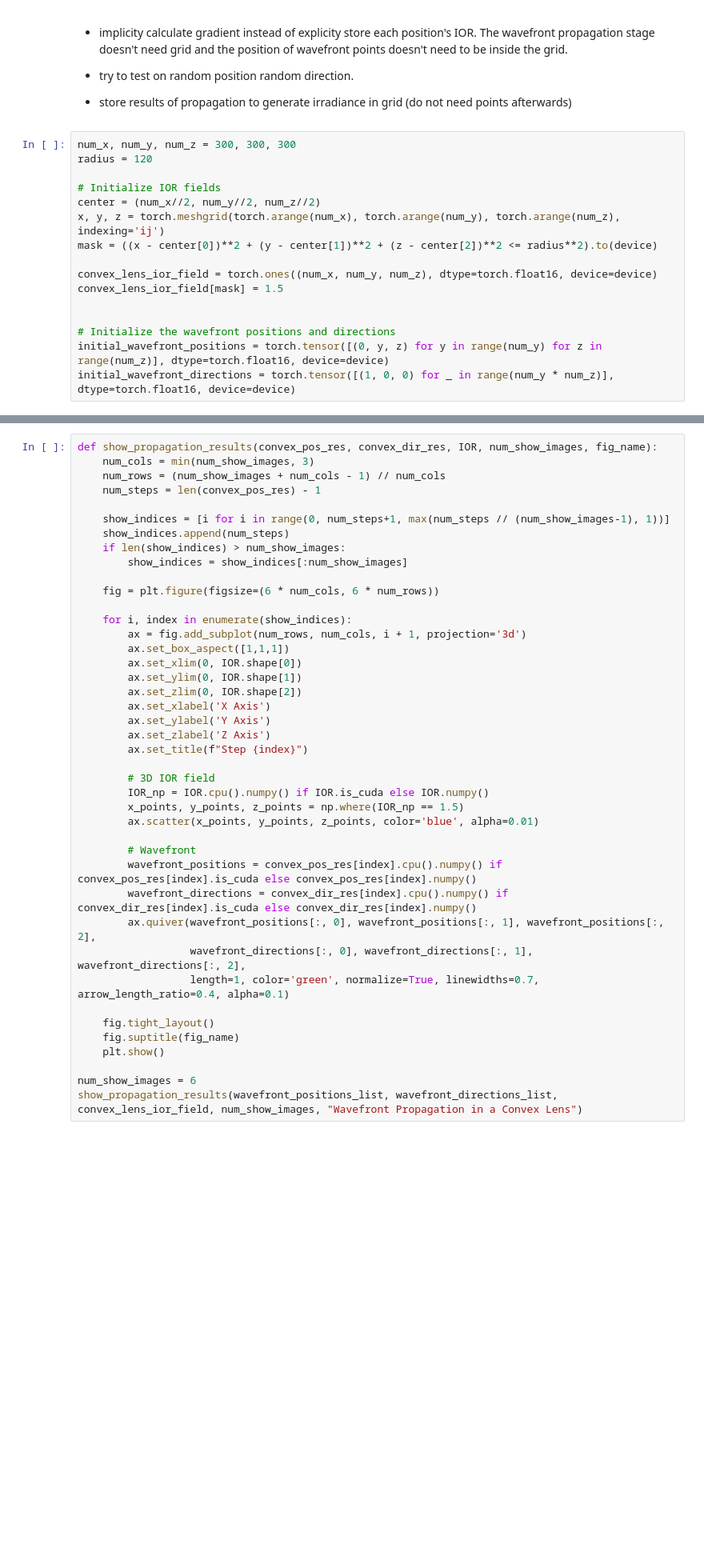
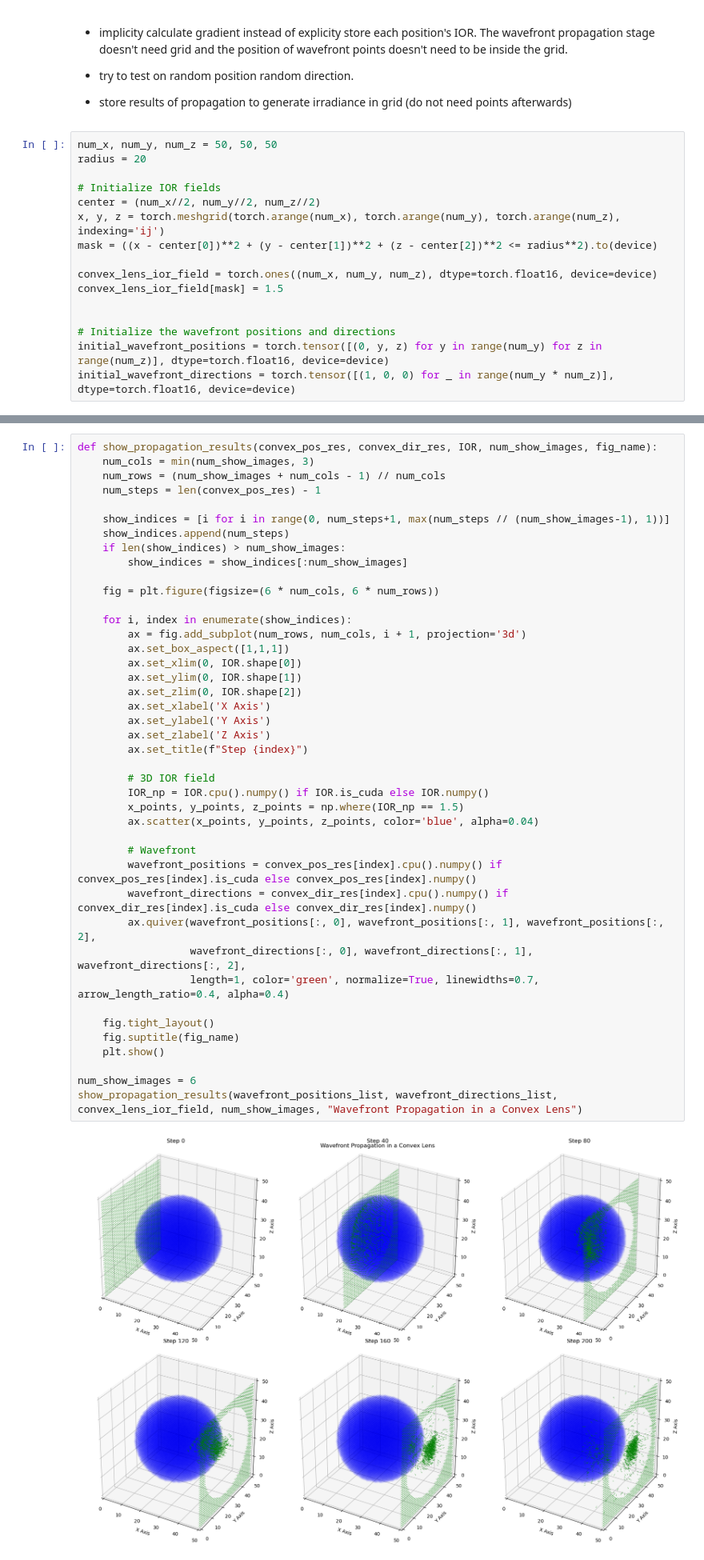
Before and after one commit to swirling-wind/demo-3D-eikonal, a Jupyter notebook: torch_demo.ipynb, the cells around one changed output, grey strips where cells are left out. Shown at 80% size. Saved outputs shown, nothing was run; the diff lists cells and outputs as text; blank space fills up the shorter version.

```diff
--- a/torch_demo.ipynb
+++ b/torch_demo.ipynb
@@ -35,8 +37,8 @@ plt.show()
 
 - store results of propagation to generate irradiance in grid (do not need points afterwards)
 # %%
-num_x, num_y, num_z = 300, 300, 300
-radius = 120
+num_x, num_y, num_z = 50, 50, 50
+radius = 20
 
 # Initialize IOR fields
 center = (num_x//2, num_y//2, num_z//2)
@@ -161,32 +165,34 @@ def show_propagation_results(convex_pos_res, convex_dir_res, IOR, num_show_image
 
     fig = plt.figure(figsize=(6 * num_cols, 6 * num_rows))
 
     for i, index in enumerate(show_indices):
         ax = fig.add_subplot(num_rows, num_cols, i + 1, projection='3d')
         ax.set_box_aspect([1,1,1])
         ax.set_xlim(0, IOR.shape[0])
         ax.set_ylim(0, IOR.shape[1])
         ax.set_zlim(0, IOR.shape[2])
         ax.set_xlabel('X Axis')
         ax.set_ylabel('Y Axis')
         ax.set_zlabel('Z Axis')
         ax.set_title(f"Step {index}")
 
         # 3D IOR field
         IOR_np = IOR.cpu().numpy() if IOR.is_cuda else IOR.numpy()
         x_points, y_points, z_points = np.where(IOR_np == 1.5)
-        ax.scatter(x_points, y_points, z_points, color='blue', alpha=0.01)
+        ax.scatter(x_points, y_points, z_points, color='blue', alpha=0.04)
 
         # Wavefront
         wavefront_positions = convex_pos_res[index].cpu().numpy() if convex_pos_res[index].is_cuda else convex_pos_res[index].numpy()
         wavefront_directions = convex_dir_res[index].cpu().numpy() if convex_dir_res[index].is_cuda else convex_dir_res[index].numpy()
         ax.quiver(wavefront_positions[:, 0], wavefront_positions[:, 1], wavefront_positions[:, 2],
                   wavefront_directions[:, 0], wavefront_directions[:, 1], wavefront_directions[:, 2],
-                  length=1, color='green', normalize=True, linewidths=0.7, arrow_length_ratio=0.4, alpha=0.1)
+                  length=1, color='green', normalize=True, linewidths=0.7, arrow_length_ratio=0.4, alpha=0.4)
 
     fig.tight_layout()
     fig.suptitle(fig_name)
     plt.show()
 
 num_show_images = 6
 show_propagation_results(wavefront_positions_list, wavefront_directions_list, convex_lens_ior_field, num_show_images, "Wavefront Propagation in a Convex Lens")
+# %% [output]
+[figure, added]
```
Also changed, not shown: parts of 3 cells of this notebook.
